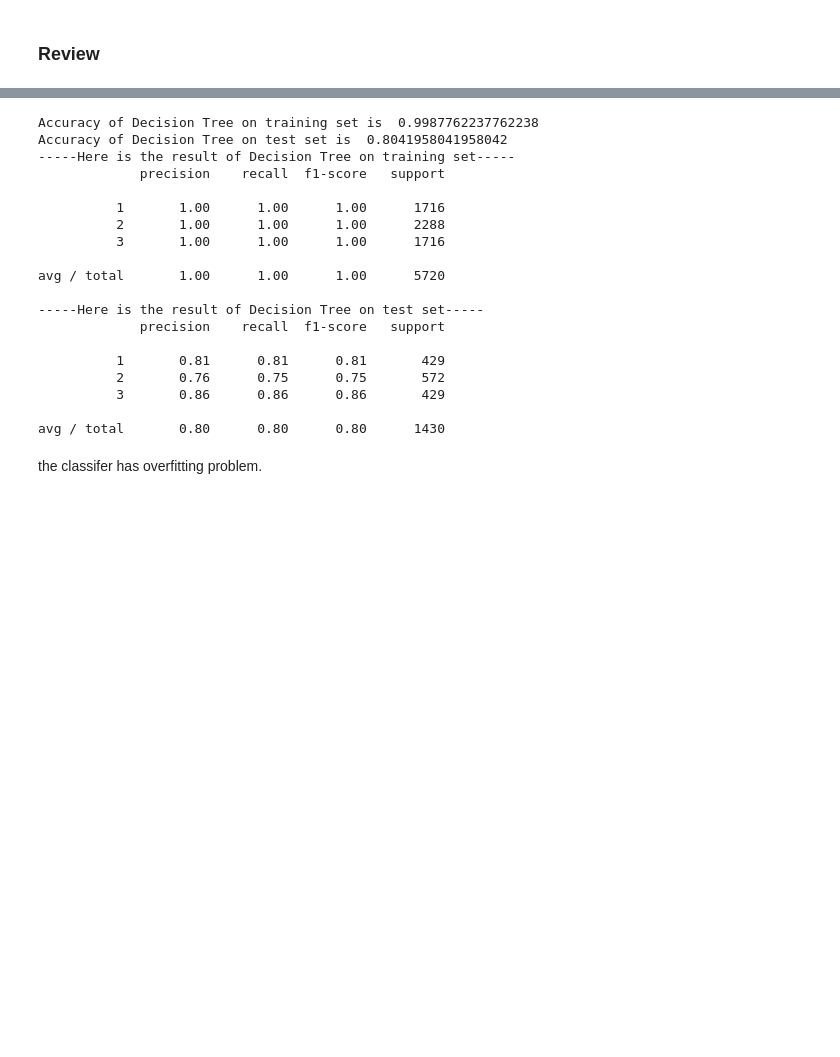
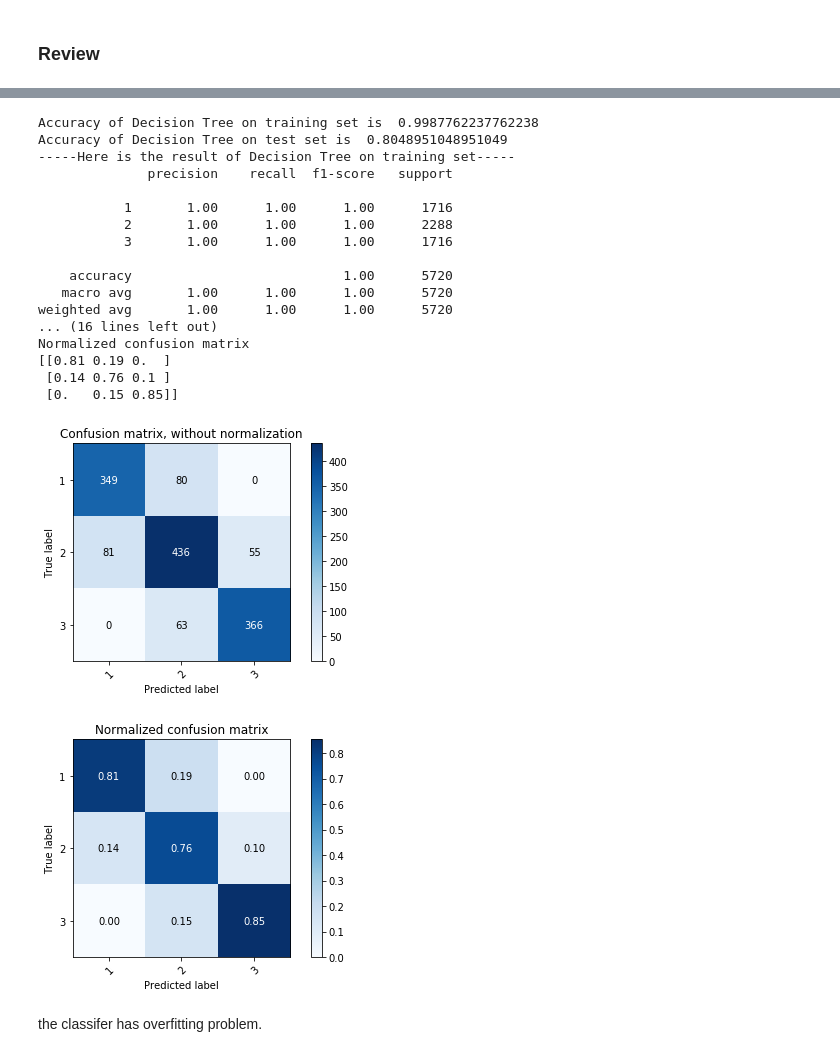
Before and after one commit to SeverineSoltani/COGS108_Project, a Jupyter notebook: COGS 108 Project.ipynb, the cells around one changed output, grey strips where cells are left out. Drawn from its saved outputs; the diff is of its cells as text; code cells hidden in the pictures; blank space fills up the shorter version.

```diff
--- a/COGS 108 Project.ipynb
+++ b/COGS 108 Project.ipynb
@@ -472,37 +563,54 @@ avg / total       0.74      0.45      0.33      1430
 # %%
 # Decision Tree
 decisionTree = DecisionTreeClassifier()
 classiferDT = decisionTree.fit(X_train, y_train)
 print('Accuracy of Decision Tree on training set is ', classiferDT.score(X_train, y_train))
 print('Accuracy of Decision Tree on test set is ', classiferDT.score(X_test, y_test))
 
 predictions_train_dt = classiferDT.predict(X_train)
 predictions_test_dt = classiferDT.predict(X_test)
 
 print("-----Here is the result of Decision Tree on training set-----")
 print(classification_report(y_train,predictions_train_dt))
 print("-----Here is the result of Decision Tree on test set-----")
 print(classification_report(y_test,predictions_test_dt))
+
+
+
+y_test = np.array(y_test)
+y_test = np.reshape(y_test,(1430,1))
+predictions_test_dt = np.reshape(predictions_test_dt,(1430,1))
+np.set_printoptions(precision=2)
+
+# Plot non-normalized confusion matrix
+plot_confusion_matrix(y_test, predictions_test_dt, classes=[1,2,3],
+                      title='Confusion matrix, without normalization')
+
+# Plot normalized confusion matrix
+plot_confusion_matrix(y_test, predictions_test_dt, classes=[1,2,3], normalize=True,
+                      title='Normalized confusion matrix')
+
+plt.show()
 # %% [output]
 Accuracy of Decision Tree on training set is  0.9987762237762238
-Accuracy of Decision Tree on test set is  0.8041958041958042
+Accuracy of Decision Tree on test set is  0.8048951048951049
 -----Here is the result of Decision Tree on training set-----
-             precision    recall  f1-score   support
+              precision    recall  f1-score   support
 
-          1       1.00      1.00      1.00      1716
-          2       1.00      1.00      1.00      2288
-          3       1.00      1.00      1.00      1716
+           1       1.00      1.00      1.00      1716
+           2       1.00      1.00      1.00      2288
+           3       1.00      1.00      1.00      1716
 
-avg / total       1.00      1.00      1.00      5720
-
------Here is the result of Decision Tree on test set-----
-             precision    recall  f1-score   support
-
-          1       0.81      0.81      0.81       429
-          2       0.76      0.75      0.75       572
-          3       0.86      0.86      0.86       429
-
-avg / total       0.80      0.80      0.80      1430
+    accuracy                           1.00      5720
+   macro avg       1.00      1.00      1.00      5720
+weighted avg       1.00      1.00      1.00      5720
+... (16 lines left out)
+Normalized confusion matrix
+[[0.81 0.19 0.  ]
+ [0.14 0.76 0.1 ]
+ [0.   0.15 0.85]]
+[figure, added]
+[figure, added]
 # %% [markdown]
 the classifer has overfitting problem.
 # %%
```
Also changed, not shown: parts of 15 cells of this notebook.
